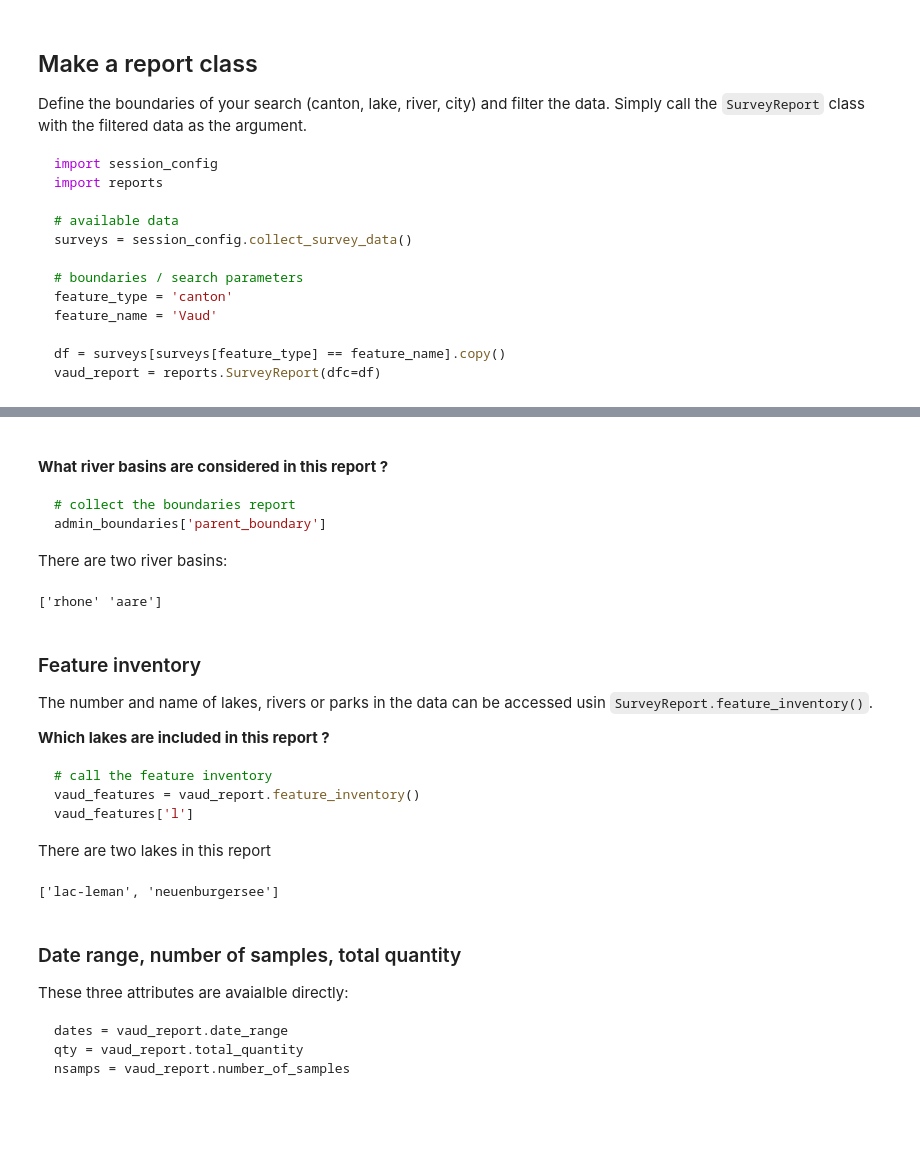
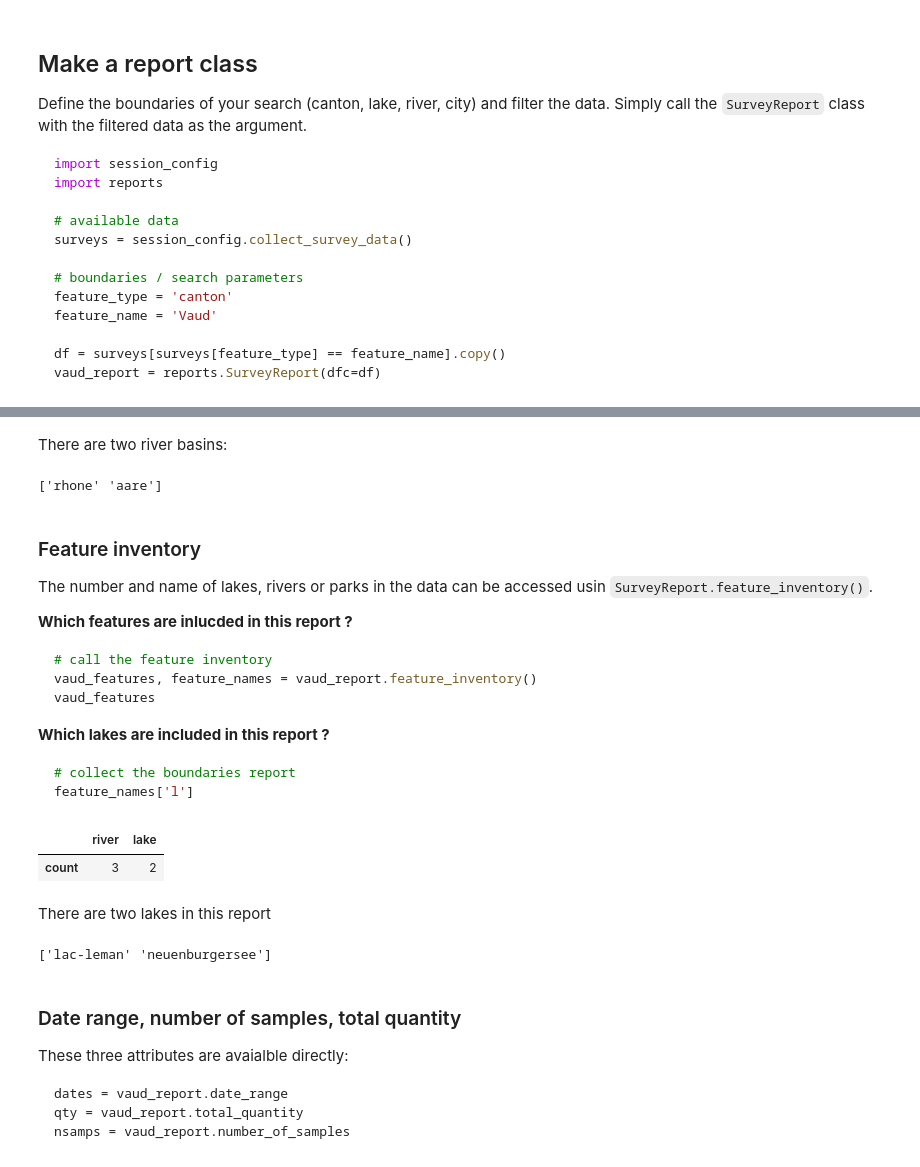
Before and after one commit to hammerdirt-analyst/feb_2024, a Jupyter notebook: a_report_class.ipynb, the cells around one changed output, grey strips where cells are left out. Drawn from its saved outputs; the diff is of its cells as text; code cells hidden in the pictures; blank space fills up the shorter version.

````diff
--- a/a_report_class.ipynb
+++ b/a_report_class.ipynb
@@ -87,11 +97,3 @@ print(admin_boundaries['city']['names'])
 # %% [markdown]
-<br />
-
-__What river basins are considered in this report ?__
-
-```python
-# collect the boundaries report
-admin_boundaries['parent_boundary']
-```
 There are two river basins:
 # %%
@@ -103,19 +105,31 @@ print(admin_boundaries['parent_boundary']['names'])
 
 The number and name of lakes, rivers or parks in the data can be accessed usin `SurveyReport.feature_inventory()`.
 
+__Which features are inlucded in this report ?__
+
+```python
+# call the feature inventory
+vaud_features, feature_names = vaud_report.feature_inventory()
+vaud_features
+```
 __Which lakes are included in this report ?__
 
 ```python
-# call the feature inventory
-vaud_features = vaud_report.feature_inventory()
-vaud_features['l']
+# collect the boundaries report
+feature_names['l']
 ```
-There are two lakes in this report
 # %%
-vaud_features = vaud_report.feature_inventory()
-vaud_features['l']['names']
+vaud_features, feature_names = vaud_report.feature_inventory()
+vaud_features
 # %% [output]
-['lac-leman', 'neuenburgersee']
+|  | river | lake |
+| count | 3 | 2 |
+# %% [markdown]
+There are two lakes in this report
+# %%
+print(feature_names['l'])
+# %% [output]
+['lac-leman' 'neuenburgersee']
 # %% [markdown]
 ### Date range, number of samples, total quantity
 
````
Also changed, not shown: parts of 5 cells of this notebook, 12 other files.
